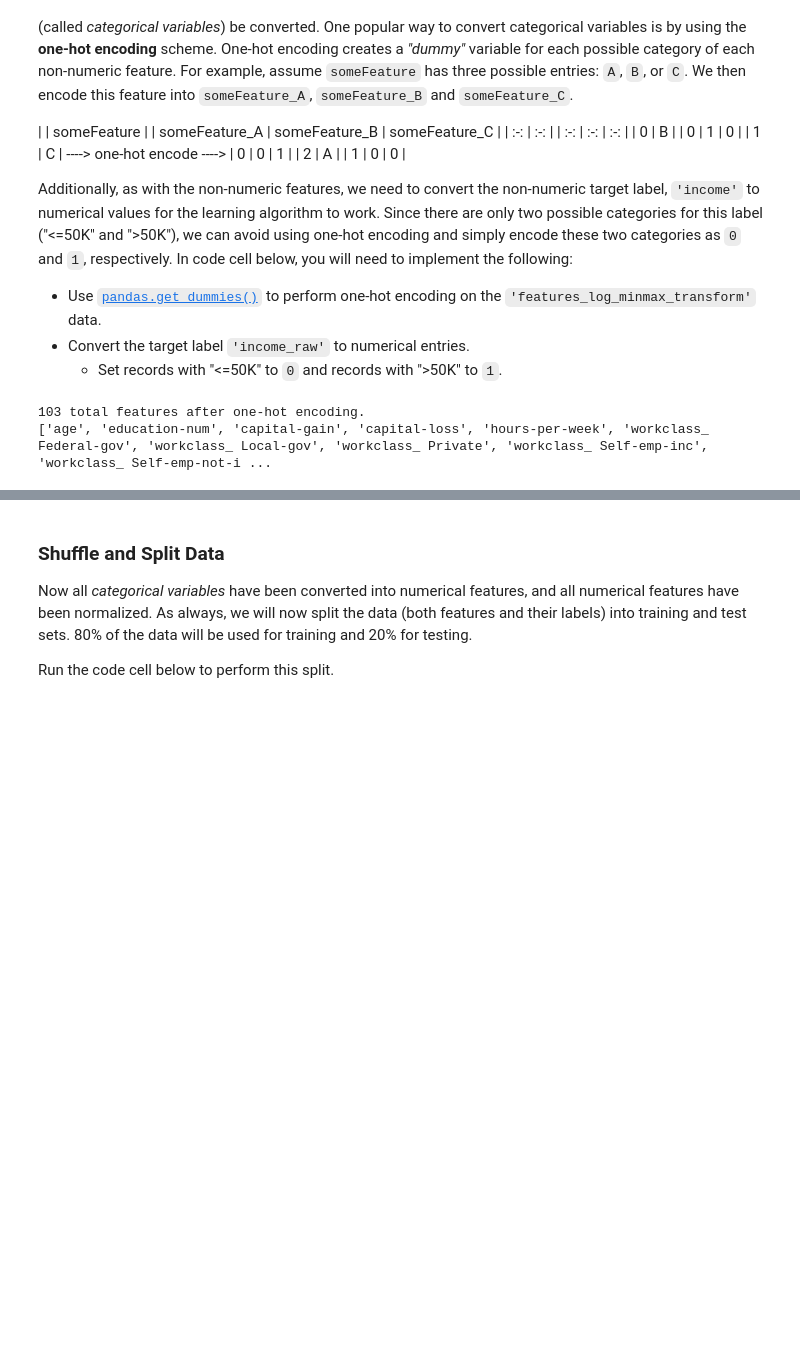
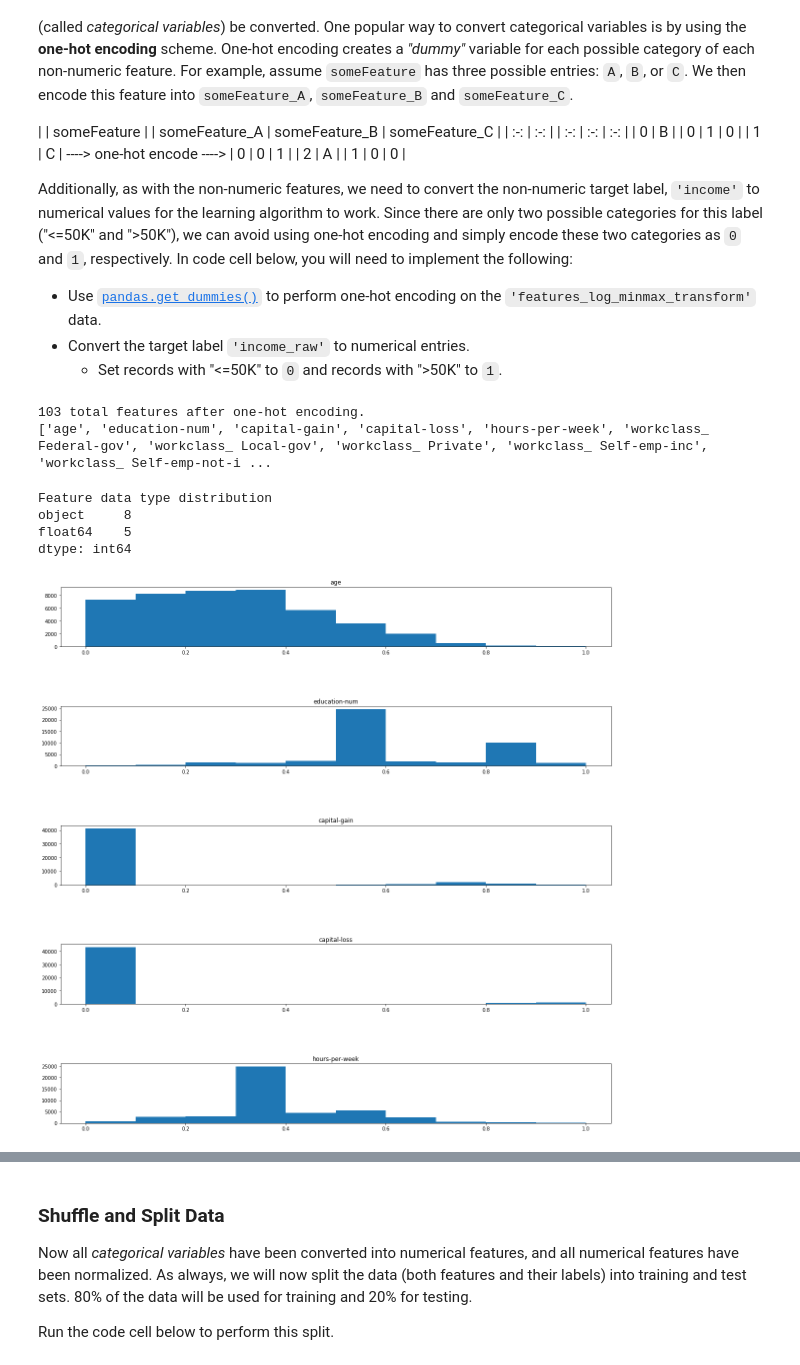
Before and after one commit to matthiasbuehl/machine-learning, a Jupyter notebook: projects/finding_donors/finding_donors.ipynb, the cells around one changed output, grey strips where cells are left out. Cells and saved outputs as stored; diff of their text form; code cells hidden in the pictures; blank space fills up the shorter version.

```diff
--- a/projects/finding_donors/finding_donors.ipynb
+++ b/projects/finding_donors/finding_donors.ipynb
@@ -184,3 +191,38 @@ print(encoded)
 # %% [output]
 103 total features after one-hot encoding.
 ['age', 'education-num', 'capital-gain', 'capital-loss', 'hours-per-week', 'workclass_ Federal-gov', 'workclass_ Local-gov', 'workclass_ Private', 'workclass_ Self-emp-inc', 'workclass_ Self-emp-not-i ...
+# %%
+# More exploring on raw features
+# Reviewer: Pls advise on how to show the proper feature values
+# on the x-axis of the numeric plots.
+types = pd.Series([str(features_raw[feature].dtype) for feature in features_raw.columns])
+print("\nFeature data type distribution")
+print(types.value_counts())
+
+num_features = [f for f in features_raw.columns if features_raw[f].dtype == np.float64]
+text_features = [f for f in features_raw.columns if features_raw[f].dtype == np.object]
+
+from matplotlib import pyplot as plt
+
+fig, axes = plt.subplots(len(num_features), 1, figsize=(20,20))
+plt.subplots_adjust(hspace=1)
+#print(num_features)
+for i, feature in enumerate(num_features):
+    ax = axes[i]
+    ax.hist(features_raw[feature])
+    ax.set_title(feature)
+
+fig, axes = plt.subplots(len(text_features), 1, figsize=(20,20))
+plt.subplots_adjust(hspace=1)
+#print(text_features)
+for i, feature in enumerate(text_features):
+    ax = axes[i]
+    ax.set_title(feature)
+    value_counts = features_raw[feature].value_counts()
+    ax.bar(value_counts.index, value_counts.values)
+# %% [output]
+Feature data type distribution
+object     8
+float64    5
+dtype: int64
+[figure, added]
```
Also changed, not shown: parts of 12 cells of this notebook, 1 other file.
